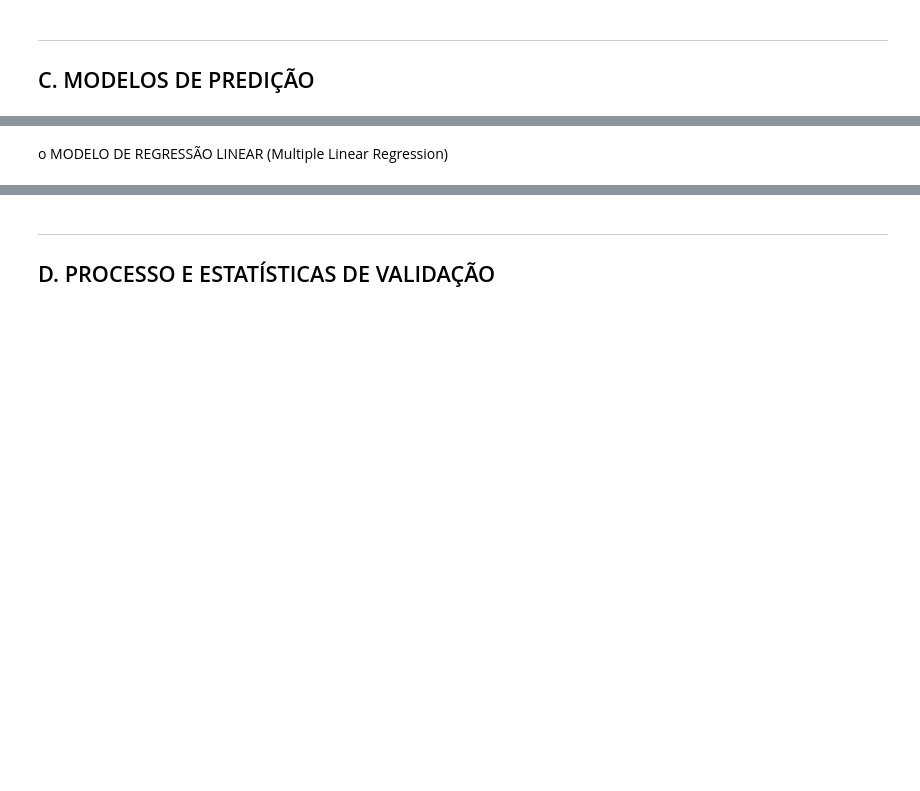
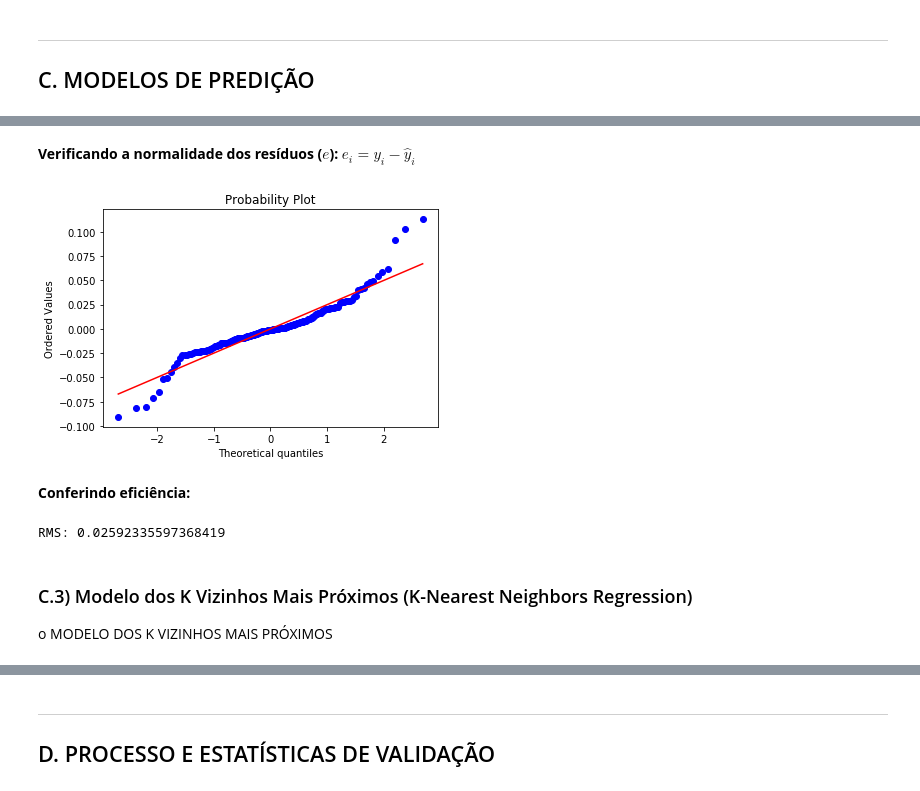
Before and after one commit to gabrielmf1/DP-P3, a Jupyter notebook: Projeto3.ipynb, the cells around one changed output, grey strips where cells are left out. Saved outputs shown, nothing was run; the diff lists cells and outputs as text; code cells hidden in the pictures; blank space fills up the shorter version.

```diff
--- a/Projeto3.ipynb
+++ b/Projeto3.ipynb
@@ -410,0 +365,7 @@ o MODELO DOS K VIZINHOS MAIS PRÓXIMOS (K-Nearest Neighbors Regression)
+# %%
+results = regressao(dfExp,dfRes)
+Ypred = results.predict()
+Yp = pd.Series(Ypred, index=Y.index)
+
+print('RMS:', rms(Y,Yp))
+results.summary()
@@ -411,7 +419,21 @@ o MODELO DOS K VIZINHOS MAIS PRÓXIMOS (K-Nearest Neighbors Regression)
+# %% [markdown]
+__Verificando a normalidade dos resíduos ($e$):__ $e_i=y_i-\hat{y}_i$
+# %%
+stats.probplot(results.resid, dist='norm', plot=plt); # Verifique graficamente  se é uma normal - como fazer isso?
+# %% [output]
+[figure, added]
+# %% [markdown]
+__Conferindo eficiência:__
+# %%
+Yprev = results.predict()
+print('RMS:', rms(Y,Yprev))
+# %% [output]
+RMS: 0.02592335597368419
+# %% [markdown]
+### C.3) Modelo dos K Vizinhos Mais Próximos (K-Nearest Neighbors Regression)
+o MODELO DOS K VIZINHOS MAIS PRÓXIMOS
 # %%
 # clf=KNeighborsRegressor(1)
 # clf.fit(X_train,y_train)
 # y_pred=clf.predict(X_test)
 # print(mean_squared_error(y_test,y_pred))
-# %% [markdown]
-o MODELO DE REGRESSÃO LINEAR (Multiple Linear Regression)
```
Also changed, not shown: parts of 36 cells of this notebook.
